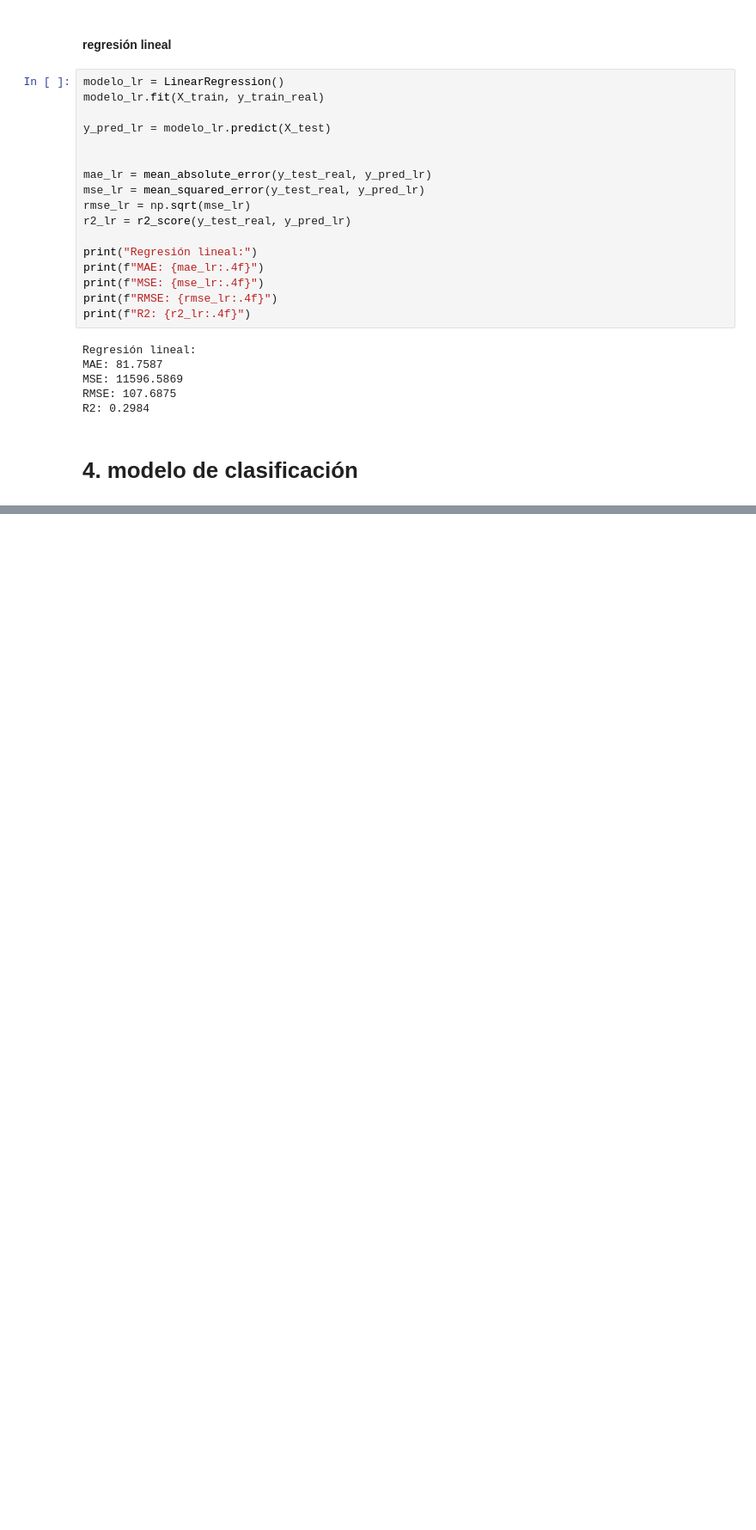
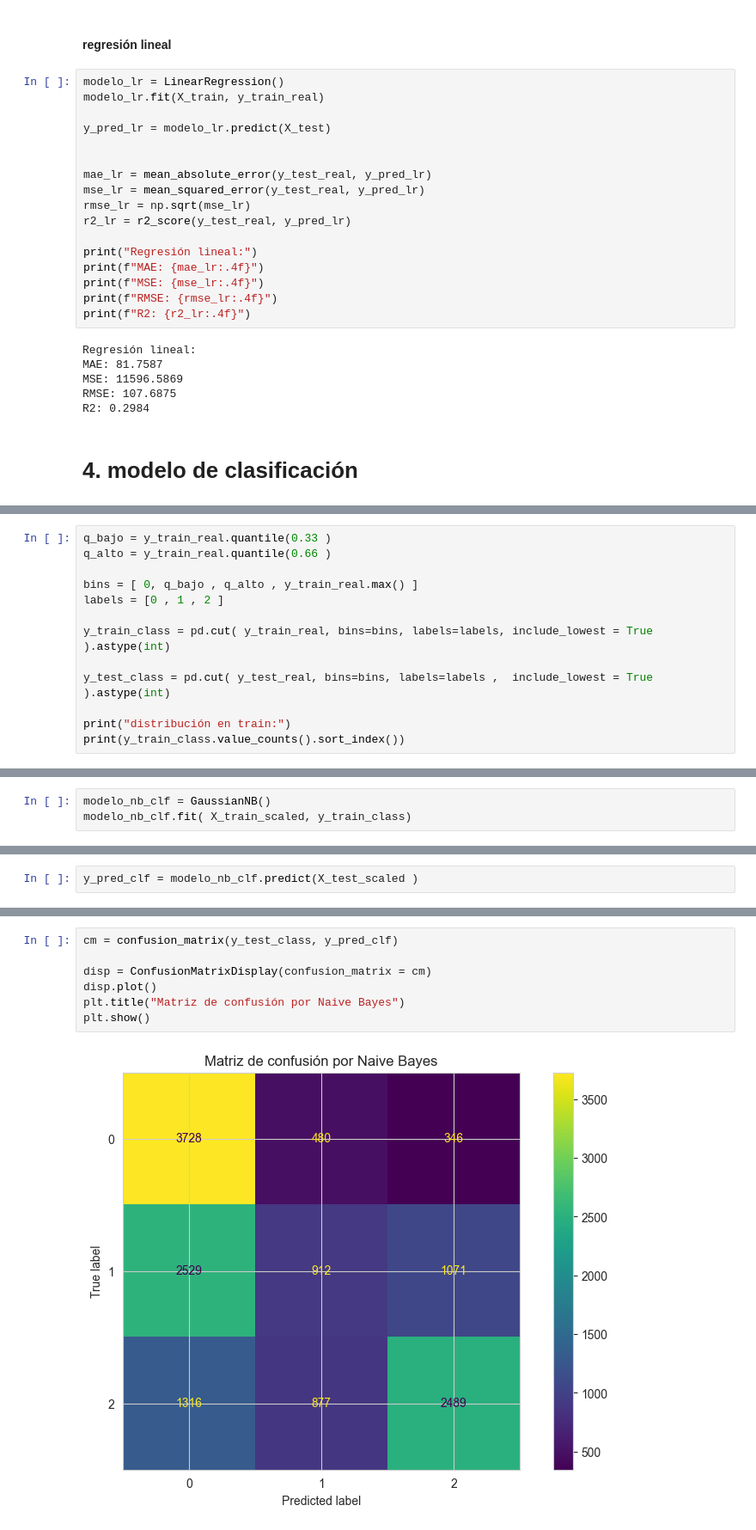
Before and after one commit to belennmm/MD_Bayes_L5, a Jupyter notebook: Notebooks/bayes.ipynb, the cells around one changed output, grey strips where cells are left out. Shown at 86% size. Cells and saved outputs as stored; diff of their text form; blank space fills up the shorter version.

```diff
--- a/Notebooks/bayes.ipynb
+++ b/Notebooks/bayes.ipynb
@@ -302,0 +307,13 @@ R2: 0.2984
+# %%
+q_bajo = y_train_real.quantile(0.33 )
+q_alto = y_train_real.quantile(0.66 )
+
+bins = [ 0, q_bajo , q_alto , y_train_real.max() ]
+labels = [0 , 1 , 2 ]
+
+y_train_class = pd.cut( y_train_real, bins=bins, labels=labels, include_lowest = True ).astype(int)
+
+y_test_class = pd.cut( y_test_real, bins=bins, labels=labels ,  include_lowest = True ).astype(int)
+
+print("distribución en train:")
+print(y_train_class.value_counts().sort_index())
@@ -302,0 +327,3 @@ R2: 0.2984
+# %%
+modelo_nb_clf = GaussianNB()
+modelo_nb_clf.fit( X_train_scaled, y_train_class)
@@ -302,0 +332,2 @@ R2: 0.2984
+# %%
+y_pred_clf = modelo_nb_clf.predict(X_test_scaled )
@@ -302,0 +360,9 @@ R2: 0.2984
+# %%
+cm = confusion_matrix(y_test_class, y_pred_clf)
+
+disp = ConfusionMatrixDisplay(confusion_matrix = cm)
+disp.plot()
+plt.title("Matriz de confusión por Naive Bayes")
+plt.show()
+# %% [output]
+[figure, added]
```
Also changed, not shown: parts of 8 cells of this notebook.
